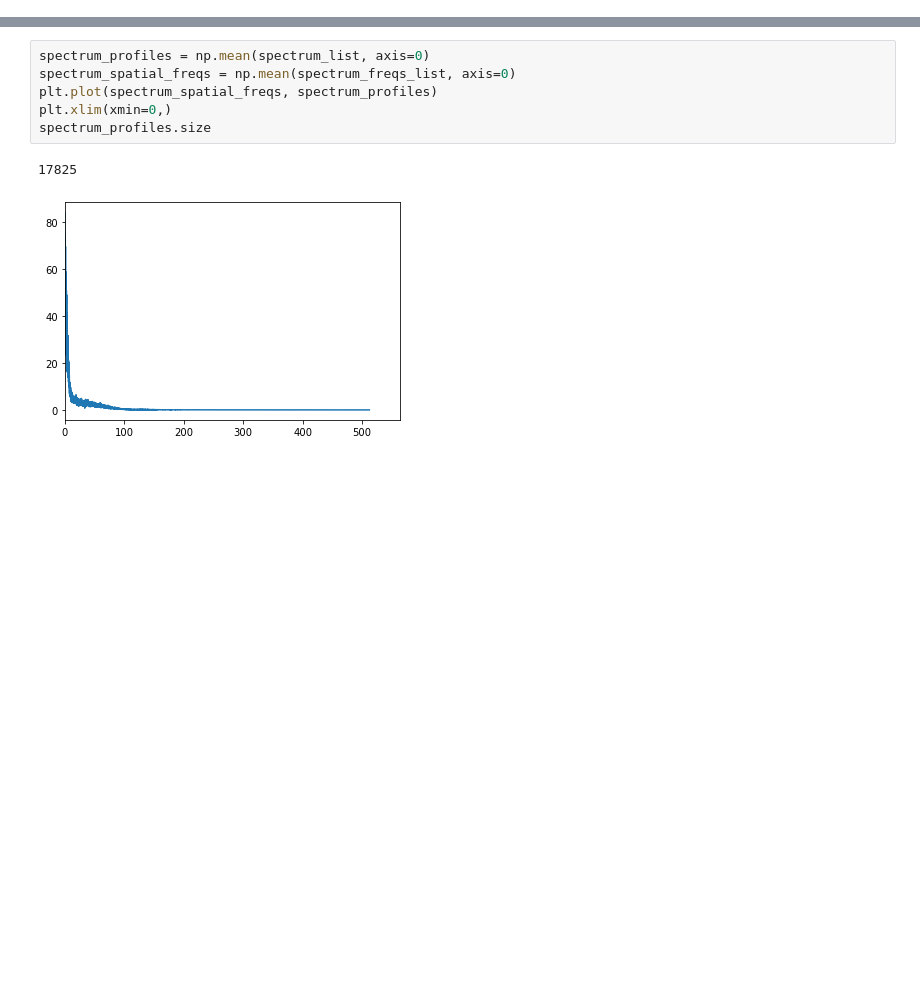
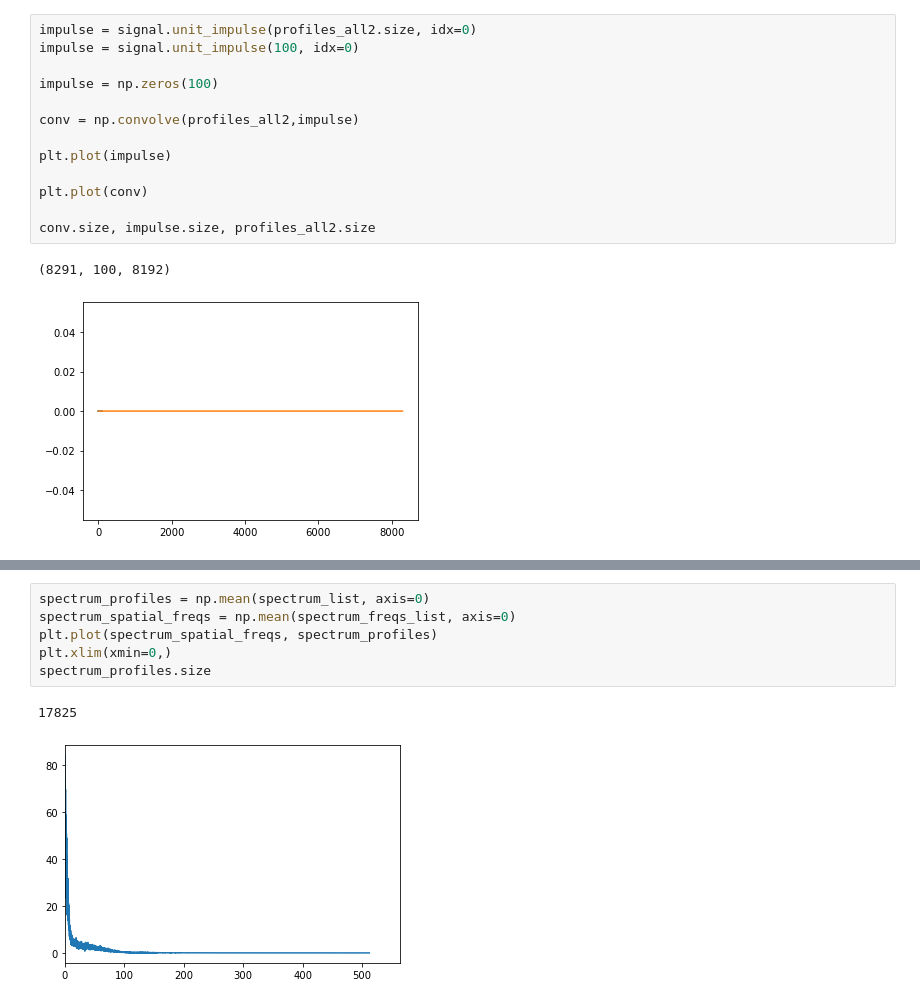
Before and after one commit to daguiam/texture_vibration_generator, a Jupyter notebook: process_textures_spectrum.ipynb, the cells around one changed output, grey strips where cells are left out. Saved outputs shown, nothing was run; the diff lists cells and outputs as text; blank space fills up the shorter version.

```diff
--- a/process_textures_spectrum.ipynb
+++ b/process_textures_spectrum.ipynb
@@ -499,0 +361,16 @@ spectrum_profiles.shape
+# %%
+impulse = signal.unit_impulse(profiles_all2.size, idx=0)
+impulse = signal.unit_impulse(100, idx=0)
+
+impulse = np.zeros(100)
+
+conv = np.convolve(profiles_all2,impulse)
+
+plt.plot(impulse)
+
+plt.plot(conv)
+
+conv.size, impulse.size, profiles_all2.size
+# %% [output]
+(8291, 100, 8192)
+[figure, added]
```
Also changed, not shown: parts of 13 cells of this notebook, 4 other files.
